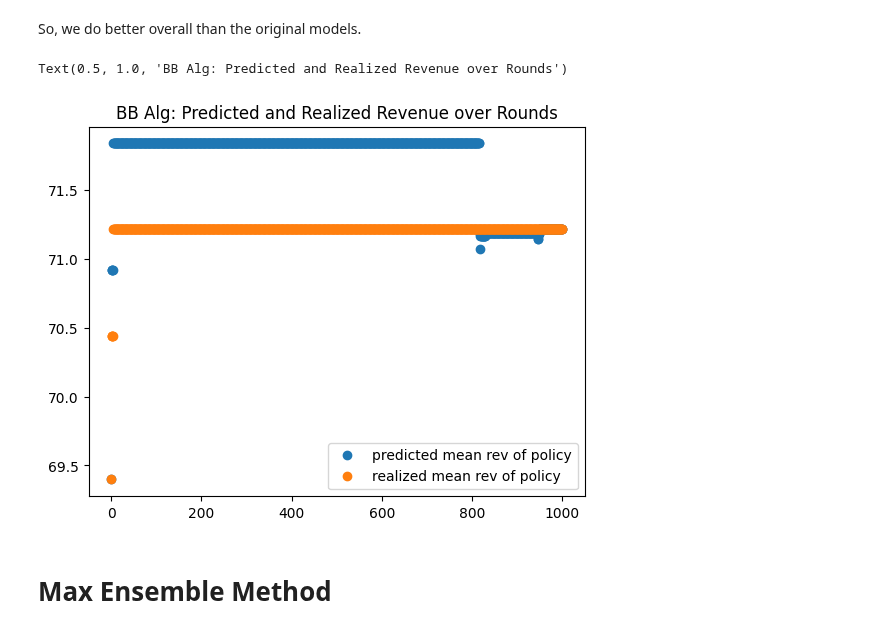
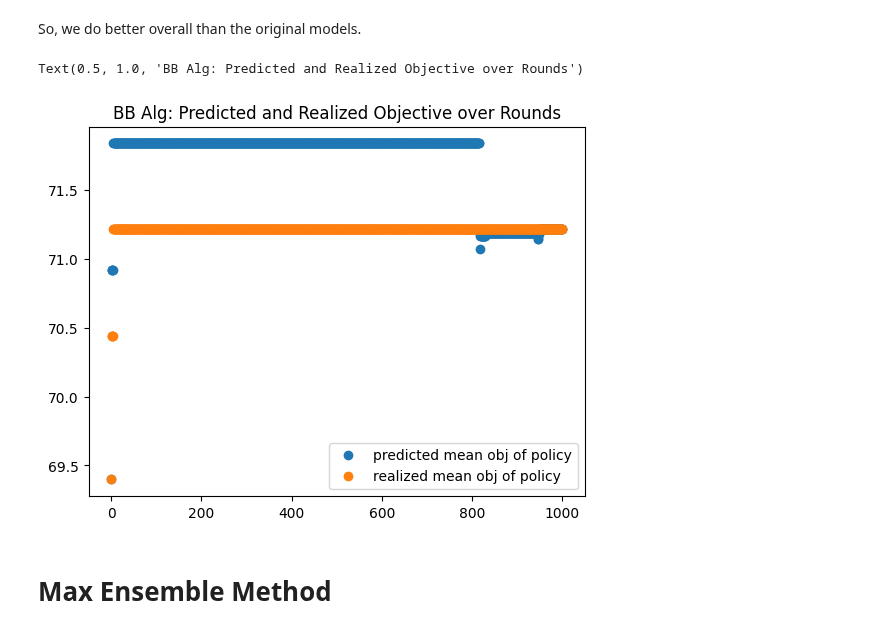
Before and after one commit to globusharris/ensembling-constrained-optimization, a Jupyter notebook: experiments/options-experiments.ipynb, the cells around one changed output. Drawn from its saved outputs; the diff is of its cells as text; code cells hidden in the pictures.

```diff
--- a/experiments/options-experiments.ipynb
+++ b/experiments/options-experiments.ipynb
@@ -162,19 +162,19 @@ print(f"(Training) MSE of model 2: {mse(Y_train, h2(X_train))}")
 # %% [markdown]
 So, we do better overall than the original models.
 # %%
-# predicted revenue of each point per round
+# predicted objective of each point per round
 pred_rev = [np.einsum('ij,ij->i', bbModel.predictions_by_round[i], init_policy.run_given_preds(bbModel.predictions_by_round[i])) for i in range(len(bbModel.predictions_by_round))] #fancy vectorized row-wise dot product
-# realized revenue
+# realized objective
 true_rev = [np.einsum('ij,ij->i', Y_train, init_policy.run_given_preds(bbModel.predictions_by_round[i])) for i in range(len(bbModel.predictions_by_round))]
 
 
-plt.plot(range(len(bbModel.predictions_by_round)), np.mean(pred_rev, axis=1), 'o', label="predicted mean rev of policy")
-plt.plot(range(len(bbModel.predictions_by_round)), np.mean(true_rev, axis=1), 'o', label="realized mean rev of policy")
+plt.plot(range(len(bbModel.predictions_by_round)), np.mean(pred_rev, axis=1), 'o', label="predicted mean obj of policy")
+plt.plot(range(len(bbModel.predictions_by_round)), np.mean(true_rev, axis=1), 'o', label="realized mean obj of policy")
 plt.legend()
-plt.title("BB Alg: Predicted and Realized Revenue over Rounds")
+plt.title("BB Alg: Predicted and Realized Objective over Rounds")
 # %% [output]
-Text(0.5, 1.0, 'BB Alg: Predicted and Realized Revenue over Rounds')
+Text(0.5, 1.0, 'BB Alg: Predicted and Realized Objective over Rounds')
-[figure, old version]
+[figure, new version]
 # %% [markdown]
 # Max Ensemble Method
 # %%
```
Also changed, not shown: parts of 2 cells of this notebook.
